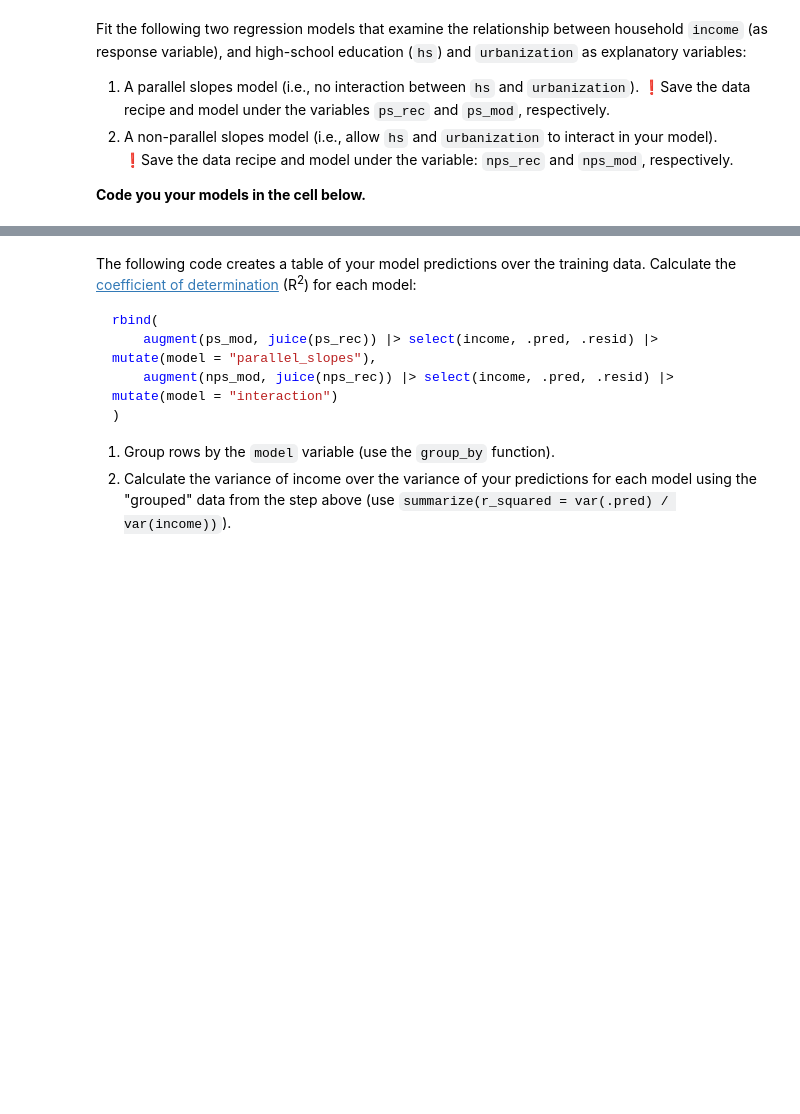
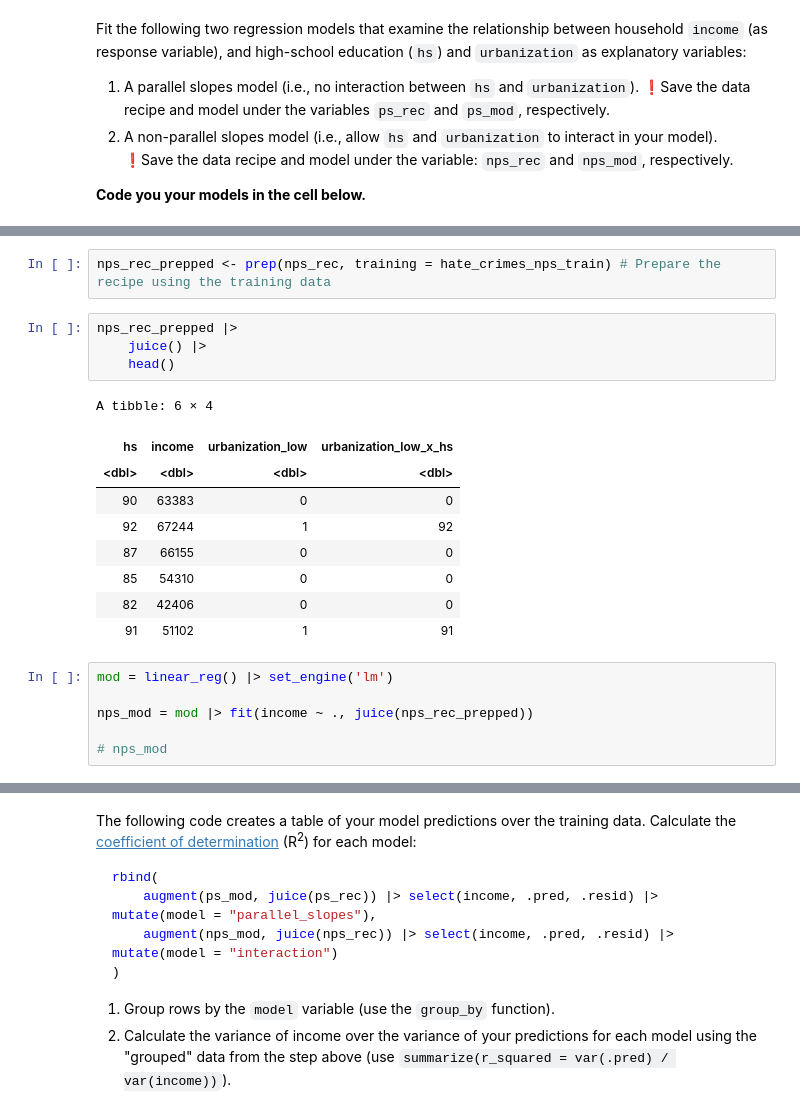
Before and after one commit to UNC-DATA-730/unit-4-assignment-brosario10-ros, a Jupyter notebook: assignment4.ipynb, the cells around one changed output, grey strips where cells are left out. Cells and saved outputs as stored; diff of their text form; blank space fills up the shorter version.

```diff
--- a/assignment4.ipynb
+++ b/assignment4.ipynb
@@ -141 +226,23 @@ ps_mod
+# %%
+nps_rec_prepped <- prep(nps_rec, training = hate_crimes_nps_train) # Prepare the recipe using the training data
+# %%
+nps_rec_prepped |>
+    juice() |>
+    head()
+# %% [output]
+A tibble: 6 × 4
+| hs | income | urbanization_low | urbanization_low_x_hs |
+| <dbl> | <dbl> | <dbl> | <dbl> |
+| 90 | 63383 | 0 | 0 |
+| 92 | 67244 | 1 | 92 |
+| 87 | 66155 | 0 | 0 |
+| 85 | 54310 | 0 | 0 |
+| 82 | 42406 | 0 | 0 |
+| 91 | 51102 | 1 | 91 |
+# %%
+mod = linear_reg() |> set_engine('lm')
+
+nps_mod = mod |> fit(income ~ ., juice(nps_rec_prepped))
+
+# nps_mod
 # %%
```
Also changed, not shown: parts of 17 cells of this notebook.
